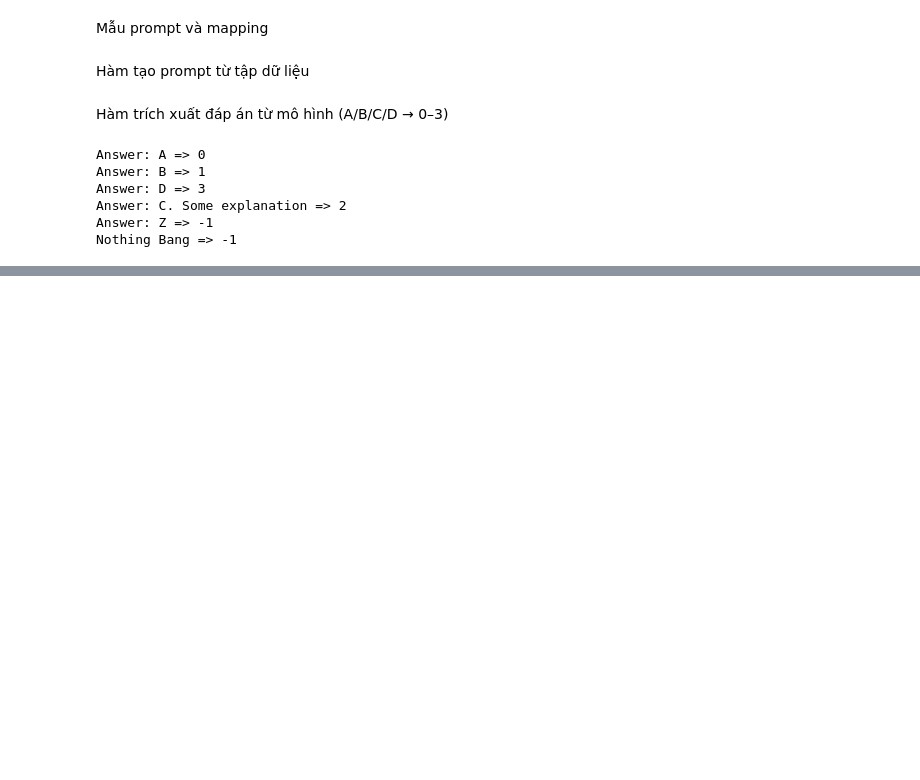
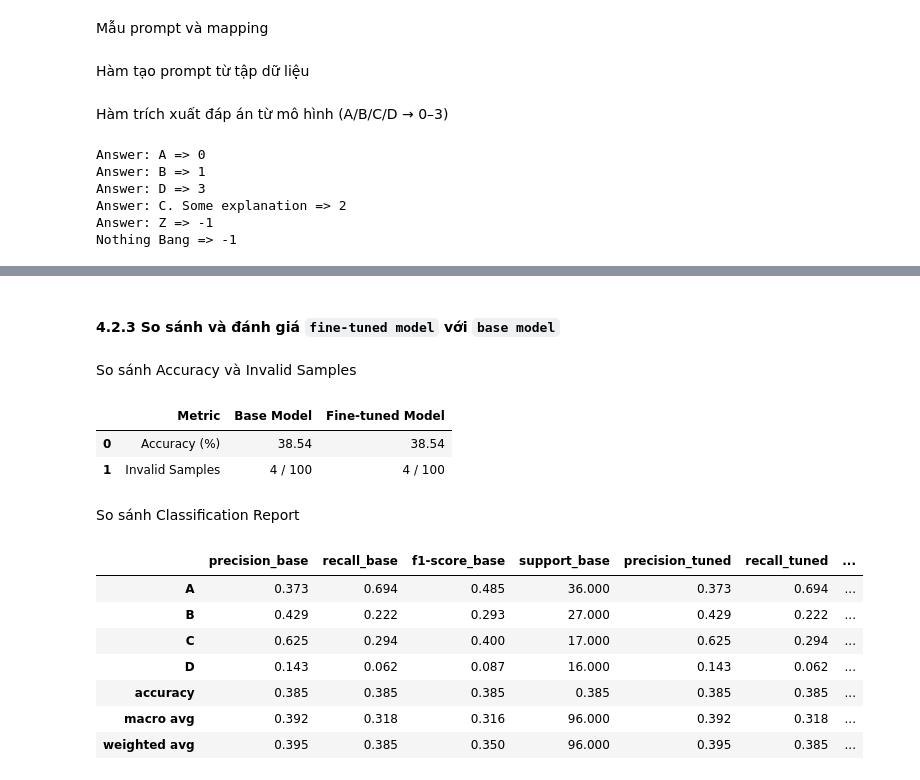
Before and after one commit to lhldanh/Parameter-Efficient-Fine-Tuning-For-ViMedMCQA, a Jupyter notebook: evaluation_form.ipynb, the cells around one changed output, grey strips where cells are left out. Cells and saved outputs as stored; diff of their text form; code cells hidden in the pictures; blank space fills up the shorter version.

```diff
--- a/evaluation_form.ipynb
+++ b/evaluation_form.ipynb
@@ -356,0 +402,41 @@ weighted avg       0.40      0.38      0.26        93
+# %% [markdown]
+#### 4.2.3 So sánh và đánh giá `fine-tuned model` với `base model`
+# %% [markdown]
+So sánh Accuracy và Invalid Samples
+# %%
+import pandas as pd
+
+comparison_df = pd.DataFrame({
+    "Metric": ["Accuracy (%)", "Invalid Samples"],
+    "Base Model": [round(metrics_base["accuracy"] * 100, 2),
+                   f"{metrics_base['num_invalid']} / {len(res1)}"],
+    "Fine-tuned Model": [round(metrics_tuned["accuracy"] * 100, 2),
+                         f"{metrics_tuned['num_invalid']} / {len(res)}"]
+})
+
+display(comparison_df)
+# %% [output]
+|  | Metric | Base Model | Fine-tuned Model |
+| 0 | Accuracy (%) | 38.54 | 38.54 |
+| 1 | Invalid Samples | 4 / 100 | 4 / 100 |
+# %% [markdown]
+So sánh Classification Report
+# %%
+df_base = pd.DataFrame(metrics_base["classification_report"]).T
+df_tuned = pd.DataFrame(metrics_tuned["classification_report"]).T
+
+df_compare = pd.concat([
+    df_base.add_suffix("_base"),
+    df_tuned.add_suffix("_tuned")
+], axis=1).round(3)
+
+display(df_compare)
+# %% [output]
+|  | precision_base | recall_base | f1-score_base | support_base | precision_tuned | recall_tuned | ... |
+| A | 0.373 | 0.694 | 0.485 | 36.000 | 0.373 | 0.694 | ... |
+| B | 0.429 | 0.222 | 0.293 | 27.000 | 0.429 | 0.222 | ... |
+| C | 0.625 | 0.294 | 0.400 | 17.000 | 0.625 | 0.294 | ... |
+| D | 0.143 | 0.062 | 0.087 | 16.000 | 0.143 | 0.062 | ... |
+| accuracy | 0.385 | 0.385 | 0.385 | 0.385 | 0.385 | 0.385 | ... |
+| macro avg | 0.392 | 0.318 | 0.316 | 96.000 | 0.392 | 0.318 | ... |
+| weighted avg | 0.395 | 0.385 | 0.350 | 96.000 | 0.395 | 0.385 | ... |
```
Also changed, not shown: parts of 49 cells of this notebook.
